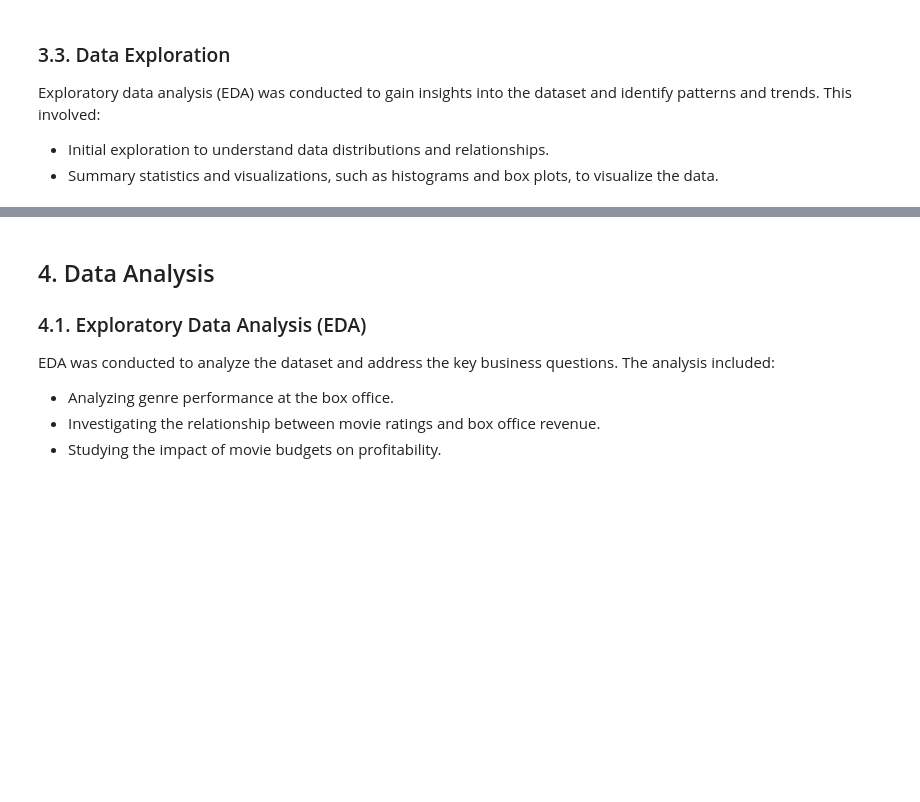
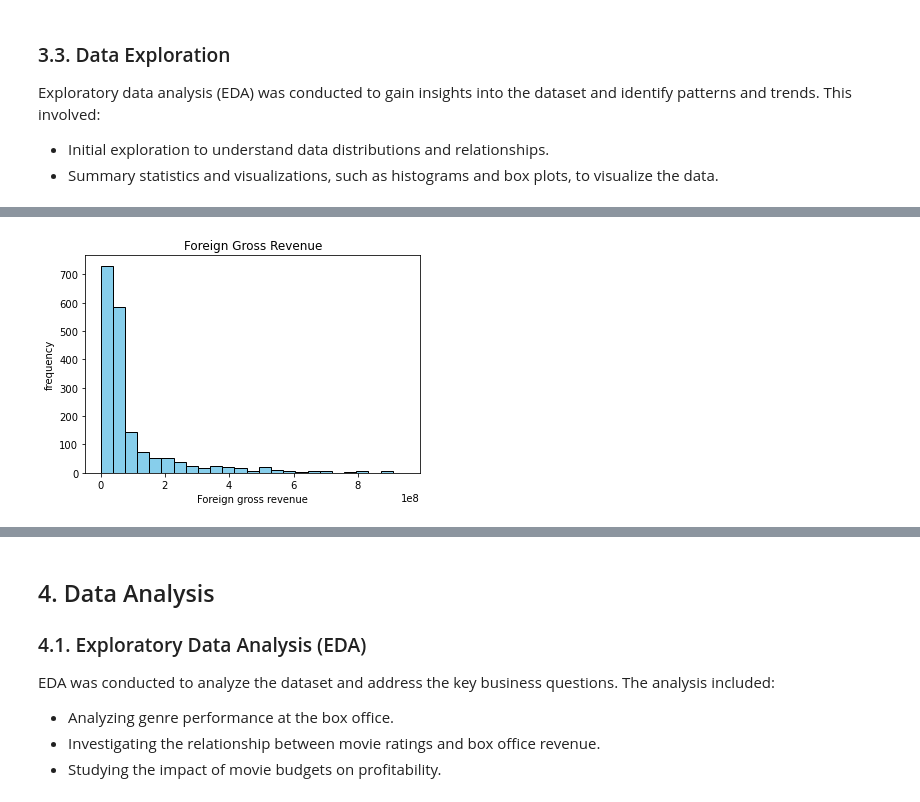
Before and after one commit to George-Chira/phase-one-project, a Jupyter notebook: Project.ipynb, the cells around one changed output, grey strips where cells are left out. Drawn from its saved outputs; the diff is of its cells as text; code cells hidden in the pictures; blank space fills up the shorter version.

```diff
--- a/Project.ipynb
+++ b/Project.ipynb
@@ -627,0 +670,8 @@ Exploratory data analysis (EDA) was conducted to gain insights into the dataset
+# %%
+plt.hist(merged_df['foreign_gross'], bins = 25, color = 'skyblue' ,edgecolor ='black')
+plt.xlabel('Foreign gross revenue')
+plt.ylabel('frequency')
+plt.title('Foreign Gross Revenue')
+plt.show()
+# %% [output]
+[figure, added]
```
Also changed, not shown: parts of 19 cells of this notebook.
